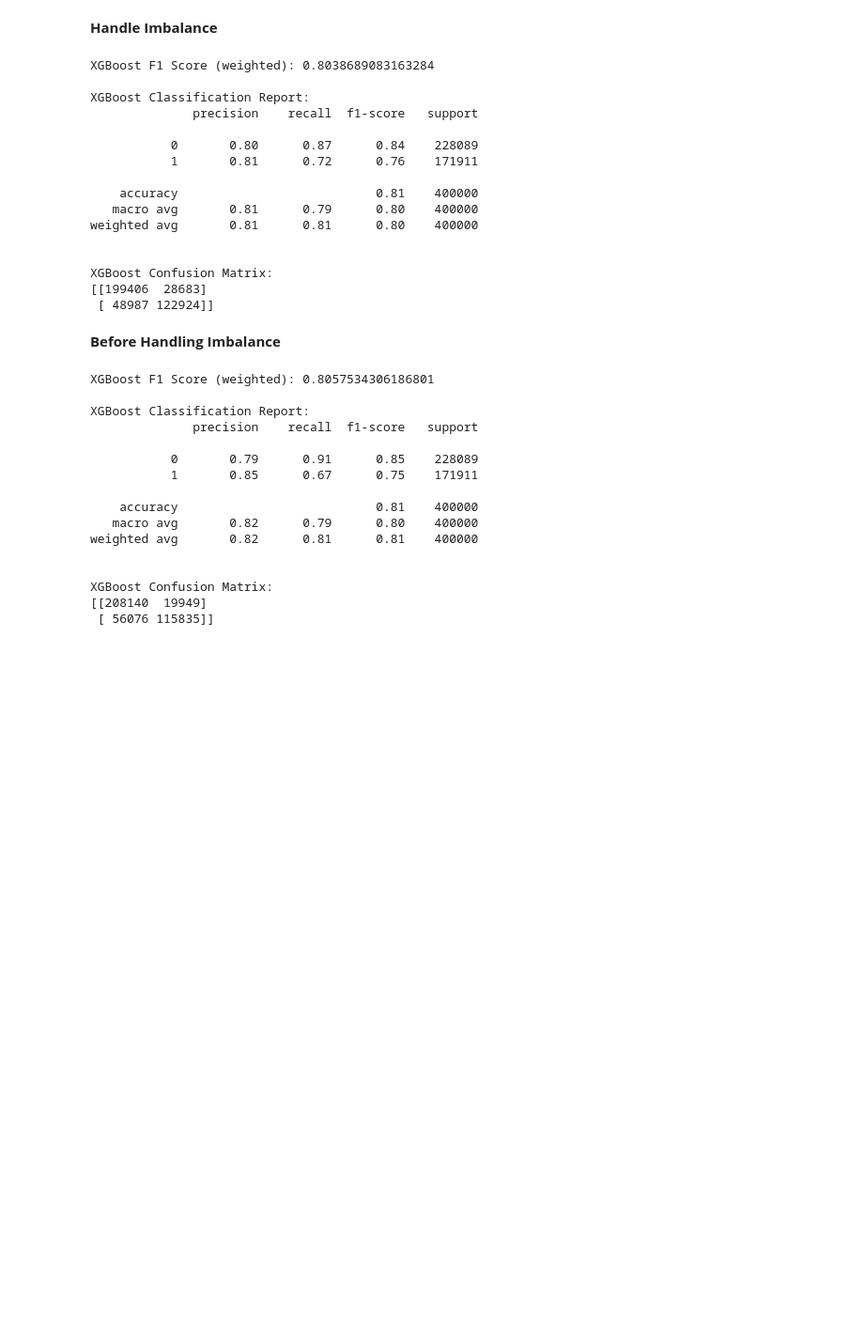
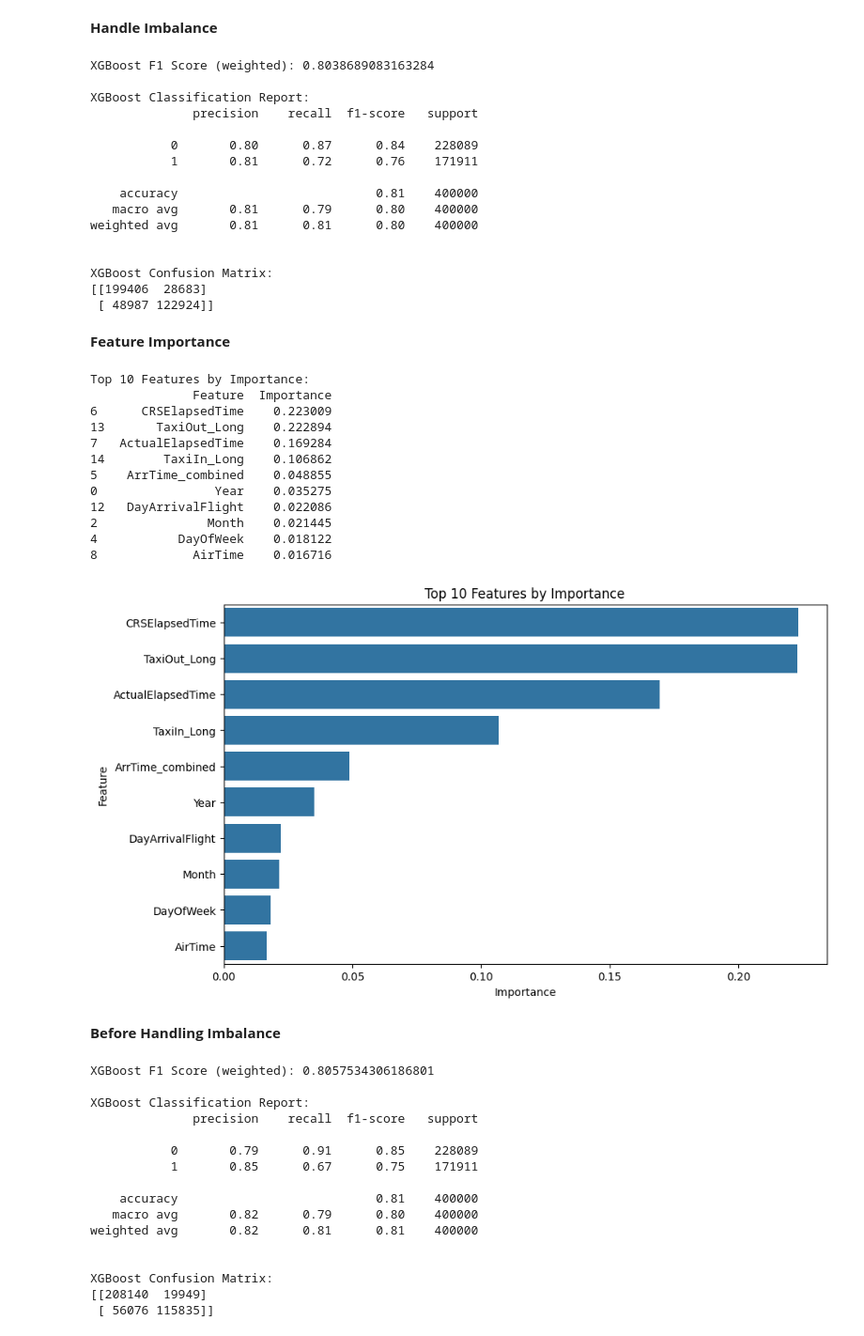
Before and after one commit to AnnikaBoodoosingh/COMP3610-Project, a Jupyter notebook: training.ipynb, the cells around one changed output. Shown at 94% size. Cells and saved outputs as stored; diff of their text form; code cells hidden in the pictures; blank space fills up the shorter version.

Commit message:
checking feature importance

```diff
--- a/training.ipynb
+++ b/training.ipynb
@@ -201,6 +201,45 @@ weighted avg       0.81      0.81      0.80    400000
 XGBoost Confusion Matrix:
 [[199406  28683]
  [ 48987 122924]]
+# %% [markdown]
+**Feature Importance**
+# %%
+import matplotlib.pyplot as plt
+import seaborn as sns
+
+# --- Get feature importance ---
+feature_importance = xgb_model.feature_importances_
+
+# --- Sort the features by importance ---
+importance_df = pd.DataFrame({
+    'Feature': X.columns,
+    'Importance': feature_importance
+})
+importance_df = importance_df.sort_values(by='Importance', ascending=False)
+
+# --- Print the top features ---
+print("Top 10 Features by Importance:")
+print(importance_df.head(10))
+
+# --- Plot feature importance using matplotlib ---
+plt.figure(figsize=(10, 6))
+sns.barplot(x='Importance', y='Feature', data=importance_df.head(10))  # Top 10 features
+plt.title('Top 10 Features by Importance')
+plt.show()
+# %% [output]
+Top 10 Features by Importance:
+              Feature  Importance
+6      CRSElapsedTime    0.223009
+13       TaxiOut_Long    0.222894
+7   ActualElapsedTime    0.169284
+14        TaxiIn_Long    0.106862
+5    ArrTime_combined    0.048855
+0                Year    0.035275
+12   DayArrivalFlight    0.022086
+2               Month    0.021445
+4           DayOfWeek    0.018122
+8             AirTime    0.016716
+[figure, added]
 # %% [markdown]
 **Before Handling Imbalance**
 # %%
```
